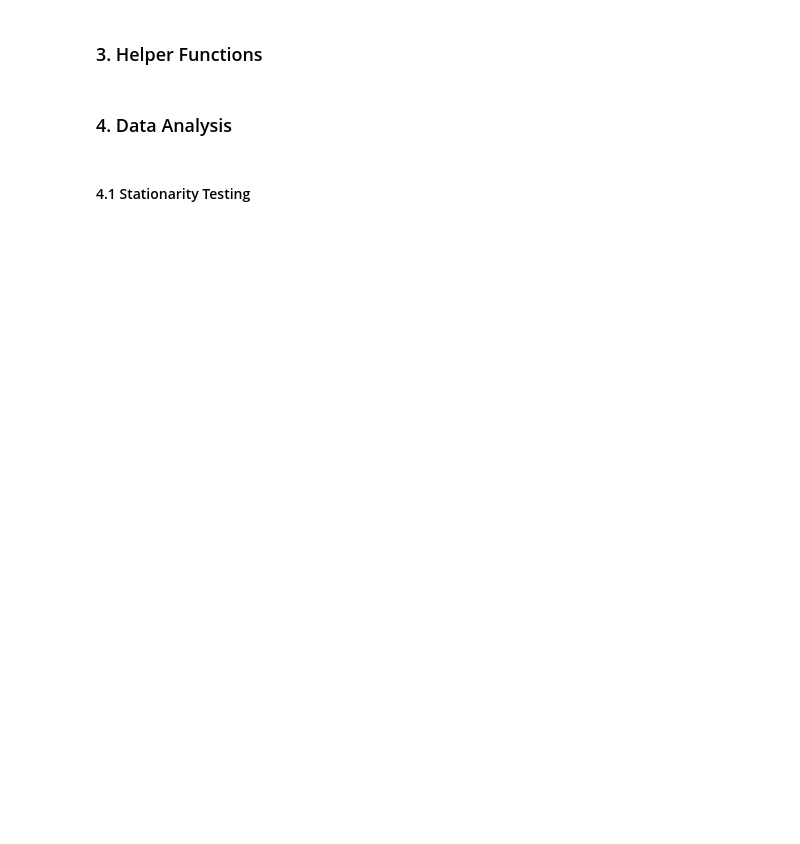
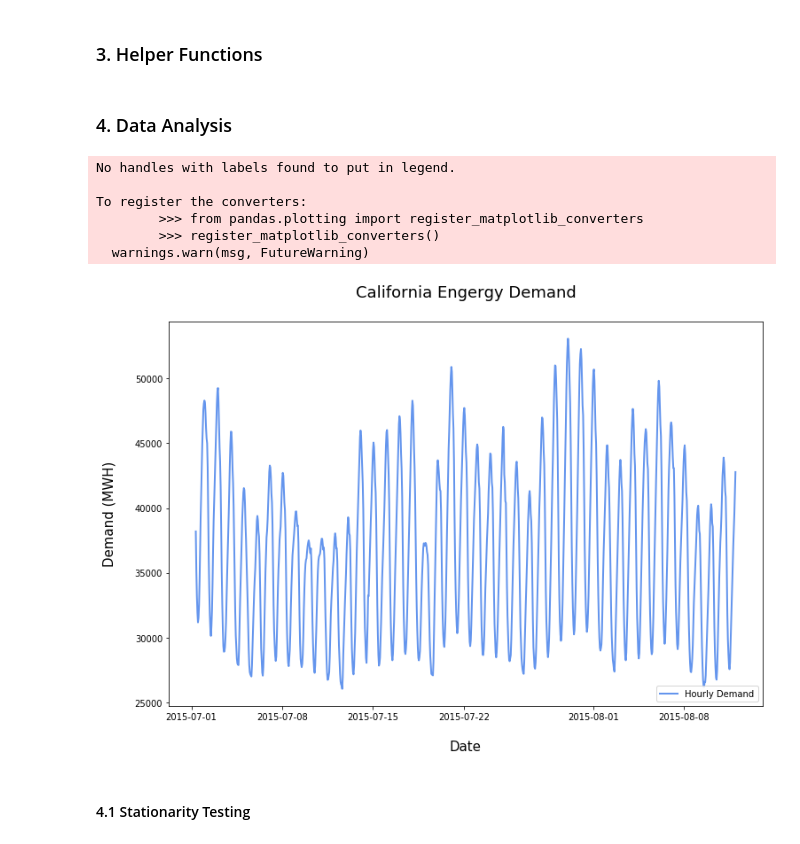
Before and after one commit to Merkeley/EnergyDemandForecast, a Jupyter notebook: Notebooks/EF_EDA2.ipynb, the cells around one changed output. Drawn from its saved outputs; the diff is of its cells as text; code cells hidden in the pictures; blank space fills up the shorter version.

```diff
--- a/Notebooks/EF_EDA2.ipynb
+++ b/Notebooks/EF_EDA2.ipynb
@@ -186,6 +213,37 @@ def test_stationarity(timeseries, window = 12, cutoff = 0.01):
     print(dfoutput)
 # %% [markdown]
 ### 4. Data Analysis <a id='analysis'></a>
+# %%
+fig = plt.figure(figsize=[12, 8])
+fig.patch.set_alpha(0.0)
+fig.patch.set_facecolor(None)
+
+ax = fig.add_subplot(1,1,1)
+ax.patch.set_visible(False)
+ax.set_alpha(0.0)
+
+plt.plot(facecolor=('#000000'), alpha=0.0)
+
+
+plt.title('California Engergy Demand\n', fontsize=18)
+plt.xlabel('\nDate', fontsize=15)
+plt.ylabel('Demand (MWH)\n', fontsize=15)
+plt.legend(loc='lower right')
+
+plt.plot(X_train.index[:1000], X_train['demand'].values[:1000], \
+    c='cornflowerblue', label='Hourly Demand', linewidth=2)
+
+plt.legend( loc='lower right')
+
+plt.savefig('raw_demand_data.png', Transparent=True)
+# %% [output]
+No handles with labels found to put in legend.
+
+To register the converters:
+        >>> from pandas.plotting import register_matplotlib_converters
+        >>> register_matplotlib_converters()
+  warnings.warn(msg, FutureWarning)
+[figure, added]
 # %% [markdown]
 #### 4.1 Stationarity Testing <a id='stationarity'></a>
 # %%
```
Also changed, not shown: parts of 19 cells of this notebook, 37 other files.
